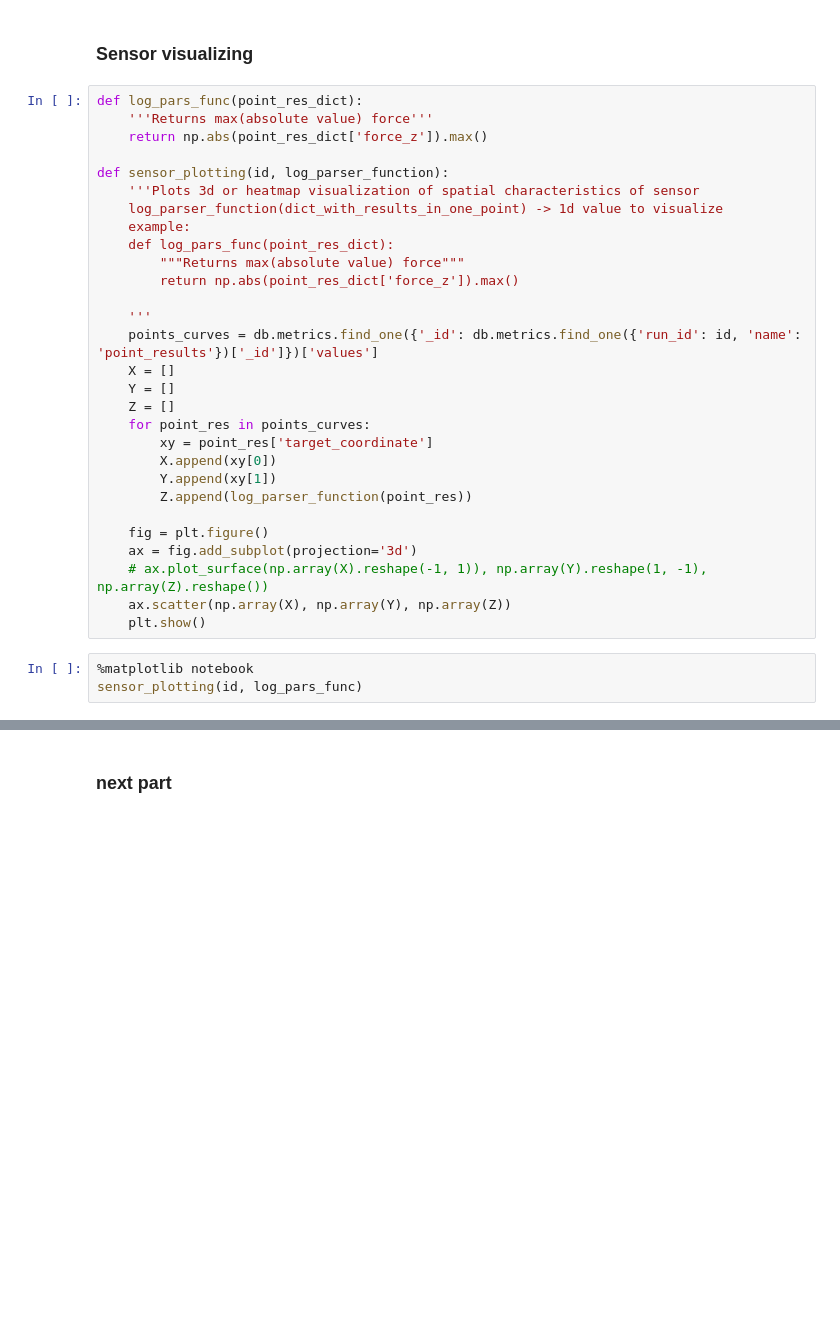
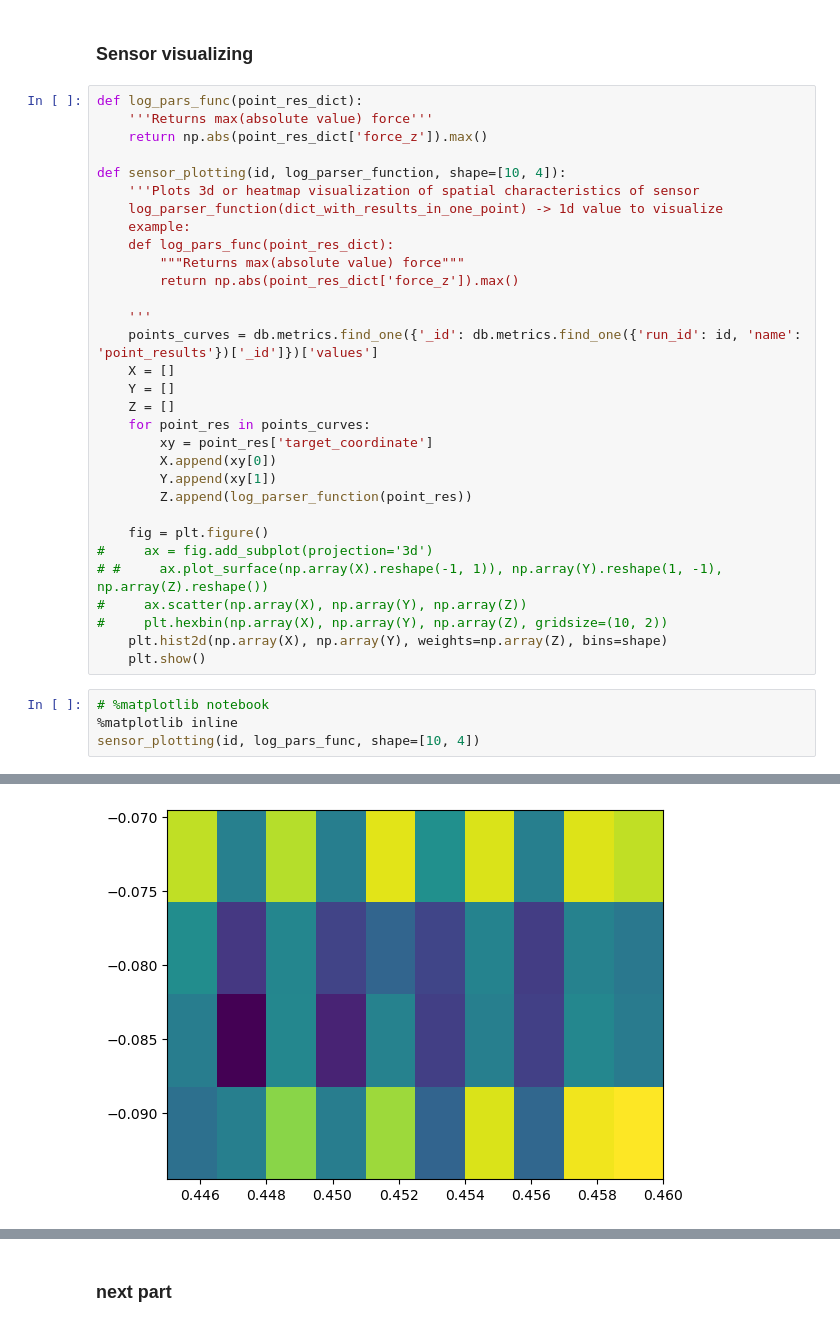
Before and after one commit to KGBcomrade/UR5-Control, a Jupyter notebook: log_parser.ipynb, the cells around one changed output, grey strips where cells are left out. Cells and saved outputs as stored; diff of their text form; blank space fills up the shorter version.

Commit message:
Changed visualization from scatter to hist2d

```diff
--- a/log_parser.ipynb
+++ b/log_parser.ipynb
@@ -124,7 +124,7 @@ def log_pars_func(point_res_dict):
     '''Returns max(absolute value) force'''
     return np.abs(point_res_dict['force_z']).max()
 
-def sensor_plotting(id, log_parser_function):
+def sensor_plotting(id, log_parser_function, shape=[10, 4]):
     '''Plots 3d or heatmap visualization of spatial characteristics of sensor
     log_parser_function(dict_with_results_in_one_point) -> 1d value to visualize
     example:
@@ -144,11 +144,14 @@ def sensor_plotting(id, log_parser_function):
         Z.append(log_parser_function(point_res))
 
     fig = plt.figure()
-    ax = fig.add_subplot(projection='3d')
-    # ax.plot_surface(np.array(X).reshape(-1, 1)), np.array(Y).reshape(1, -1), np.array(Z).reshape())
-    ax.scatter(np.array(X), np.array(Y), np.array(Z))
+#     ax = fig.add_subplot(projection='3d')
+# #     ax.plot_surface(np.array(X).reshape(-1, 1)), np.array(Y).reshape(1, -1), np.array(Z).reshape())
+#     ax.scatter(np.array(X), np.array(Y), np.array(Z))
+#     plt.hexbin(np.array(X), np.array(Y), np.array(Z), gridsize=(10, 2))
+    plt.hist2d(np.array(X), np.array(Y), weights=np.array(Z), bins=shape)
     plt.show()
 # %%
-%matplotlib notebook
-sensor_plotting(id, log_pars_func)
+# %matplotlib notebook
+%matplotlib inline
+sensor_plotting(id, log_pars_func, shape=[10, 4])
 # %% [output]
@@ -157,2 +158,3 @@ sensor_plotting(id, log_pars_func)
+[figure, added]
 # %%
 %matplotlib notebook
```
Also changed, not shown: parts of 3 cells of this notebook.
